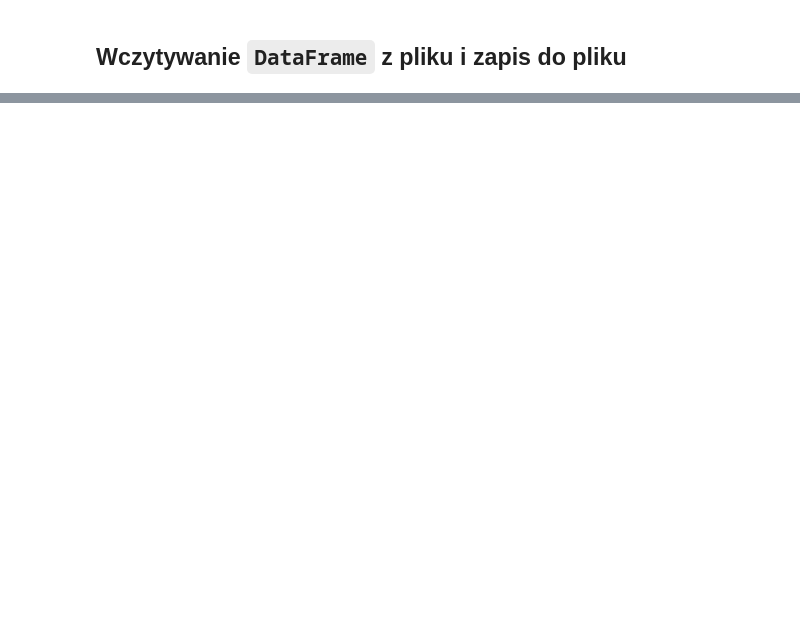
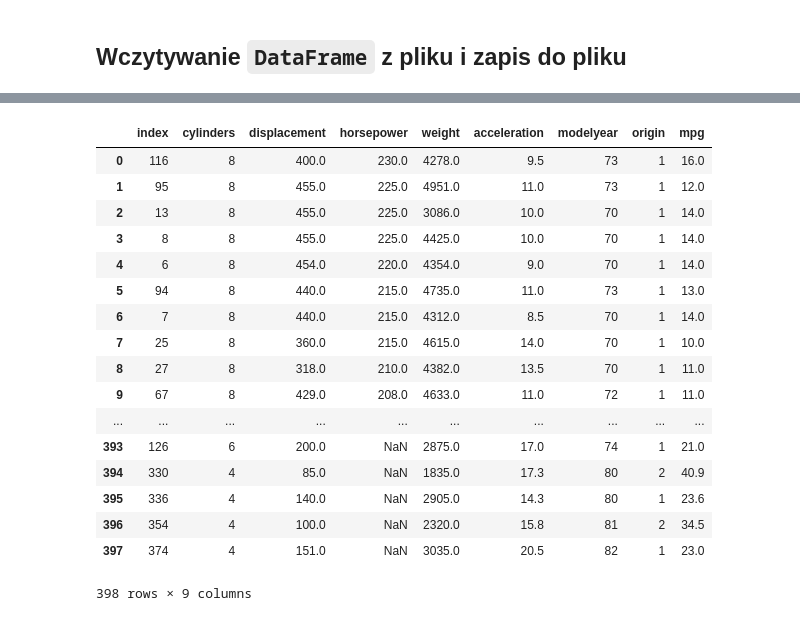
Before and after one commit to xenteros/data-science-training, a Jupyter notebook: Pandas.ipynb, the cells around one changed output, grey strips where cells are left out. Saved outputs shown, nothing was run; the diff lists cells and outputs as text; code cells hidden in the pictures; blank space fills up the shorter version.

```diff
--- a/Pandas.ipynb
+++ b/Pandas.ipynb
@@ -189,0 +1012,3 @@ Stwórz `DataFrame`, z następującymi kolumnami: `imię_i_nazwisko`, `data_urod
+# %%
+cars = pd.read_csv('ml-throwdown-datasets/auto_mpg.csv', na_values='?')
+display(cars)
@@ -189,0 +1401,23 @@ Stwórz `DataFrame`, z następującymi kolumnami: `imię_i_nazwisko`, `data_urod
+# %%
+# można by było zresetować indeksy
+cars.sort_values('horsepower', ascending=False).reset_index()
+# nie tylko że są brzydkie, ale mogą też pomieszać dostęp według numeru indeksu, czy też wizualizacje
+# %% [output]
+|  | index | cylinders | displacement | horsepower | weight | acceleration | modelyear | origin | mpg |
+| 0 | 116 | 8 | 400.0 | 230.0 | 4278.0 | 9.5 | 73 | 1 | 16.0 |
+| 1 | 95 | 8 | 455.0 | 225.0 | 4951.0 | 11.0 | 73 | 1 | 12.0 |
+| 2 | 13 | 8 | 455.0 | 225.0 | 3086.0 | 10.0 | 70 | 1 | 14.0 |
+| 3 | 8 | 8 | 455.0 | 225.0 | 4425.0 | 10.0 | 70 | 1 | 14.0 |
+| 4 | 6 | 8 | 454.0 | 220.0 | 4354.0 | 9.0 | 70 | 1 | 14.0 |
+| 5 | 94 | 8 | 440.0 | 215.0 | 4735.0 | 11.0 | 73 | 1 | 13.0 |
+| 6 | 7 | 8 | 440.0 | 215.0 | 4312.0 | 8.5 | 70 | 1 | 14.0 |
+| 7 | 25 | 8 | 360.0 | 215.0 | 4615.0 | 14.0 | 70 | 1 | 10.0 |
+| 8 | 27 | 8 | 318.0 | 210.0 | 4382.0 | 13.5 | 70 | 1 | 11.0 |
+| 9 | 67 | 8 | 429.0 | 208.0 | 4633.0 | 11.0 | 72 | 1 | 11.0 |
+| ... | ... | ... | ... | ... | ... | ... | ... | ... | ... |
+| 393 | 126 | 6 | 200.0 | NaN | 2875.0 | 17.0 | 74 | 1 | 21.0 |
+| 394 | 330 | 4 | 85.0 | NaN | 1835.0 | 17.3 | 80 | 2 | 40.9 |
+| 395 | 336 | 4 | 140.0 | NaN | 2905.0 | 14.3 | 80 | 1 | 23.6 |
+| 396 | 354 | 4 | 100.0 | NaN | 2320.0 | 15.8 | 81 | 2 | 34.5 |
+| 397 | 374 | 4 | 151.0 | NaN | 3035.0 | 20.5 | 82 | 1 | 23.0 |
+398 rows × 9 columns
```
Also changed, not shown: parts of 82 cells of this notebook.
